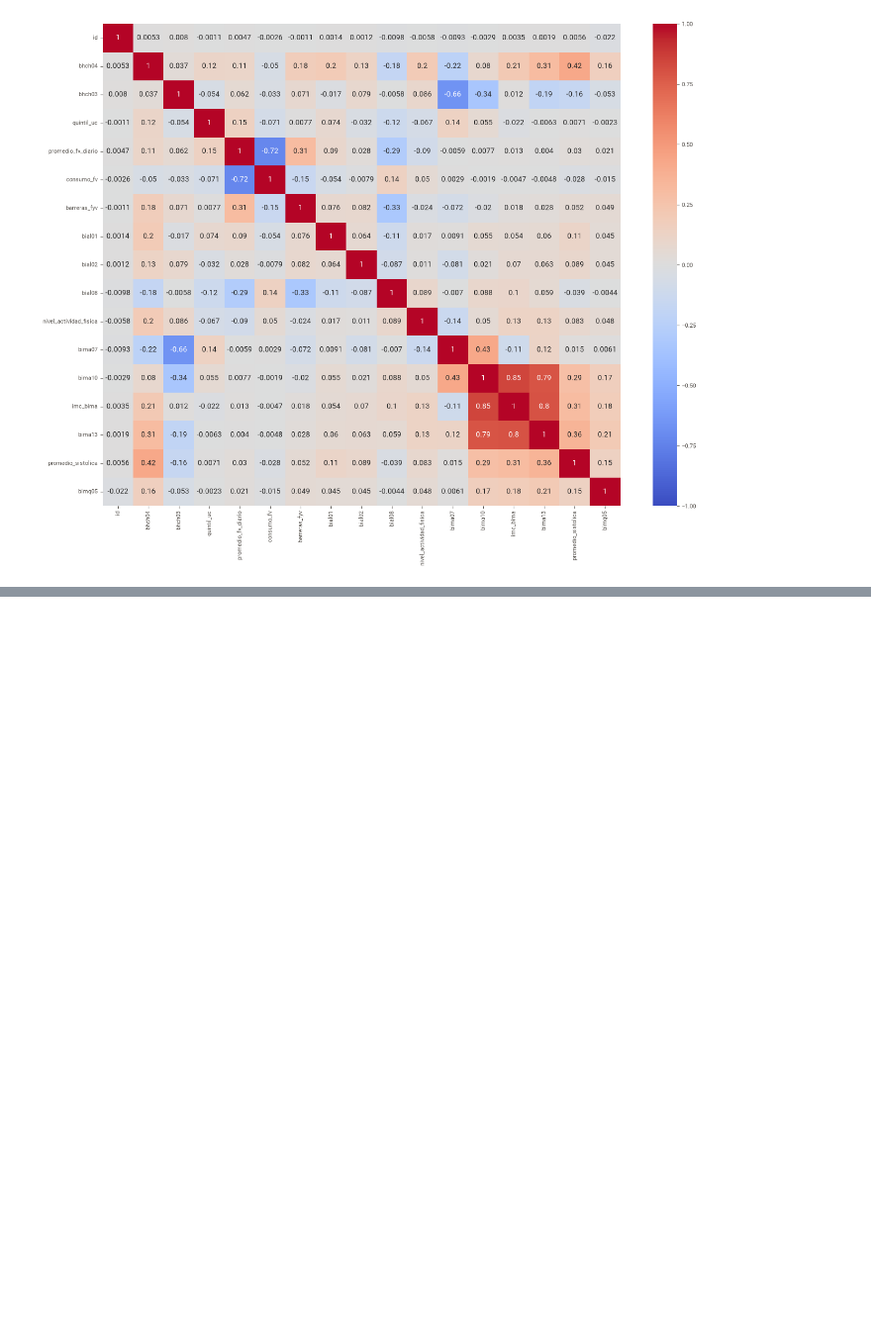
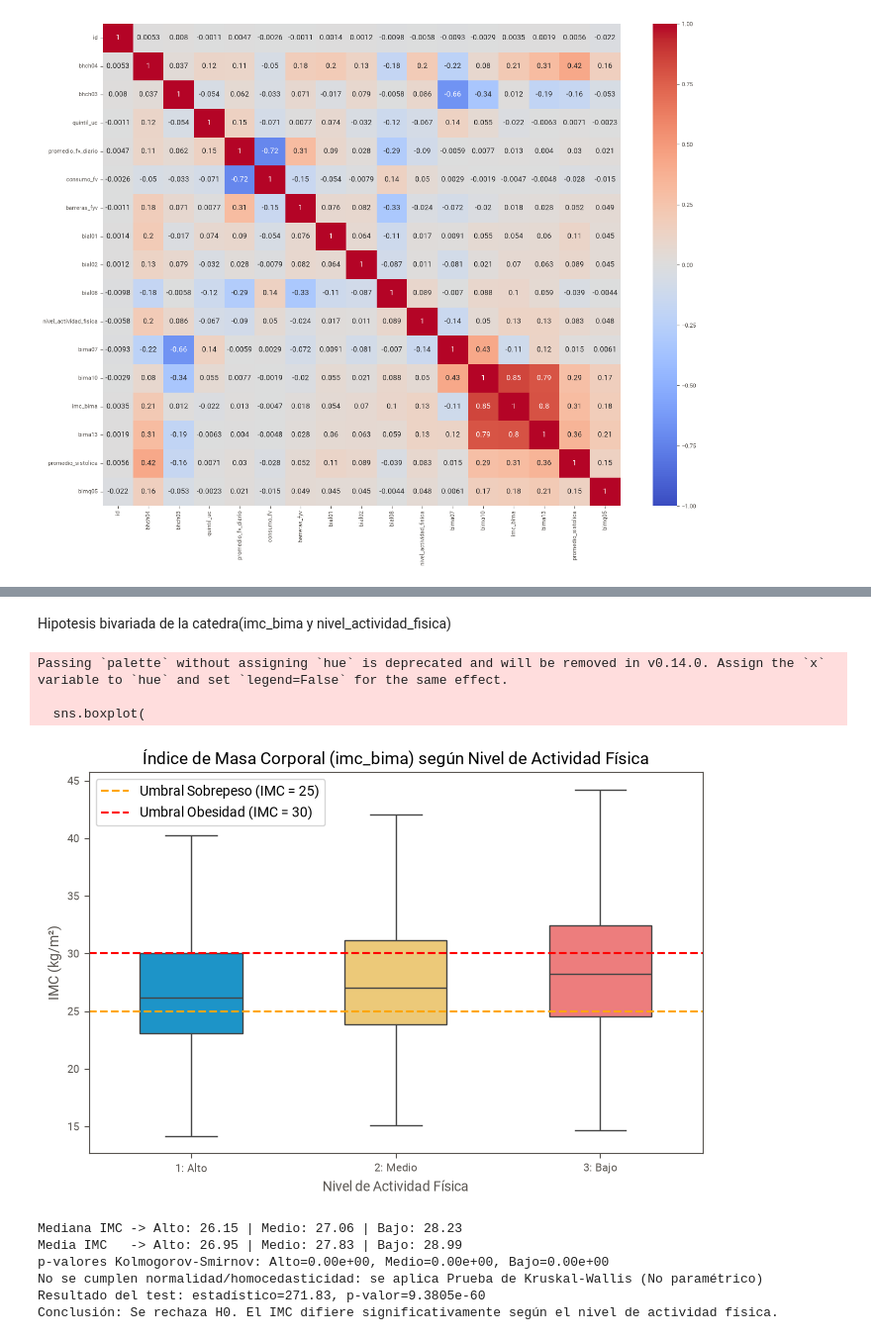
Before and after one commit to Nehuen-Asserquet/TPE-Ciencia-de-Datos-Grupo-16-INDEC, a Jupyter notebook: TPE.ipynb, the cells around one changed output, grey strips where cells are left out. Shown at 99% size. Saved outputs shown, nothing was run; the diff lists cells and outputs as text; code cells hidden in the pictures; blank space fills up the shorter version.

```diff
--- a/TPE.ipynb
+++ b/TPE.ipynb
@@ -236,0 +465,60 @@ plt.show()
+# %% [markdown]
+Hipotesis bivariada de la catedra(imc_bima y nivel_actividad_fisica)
+# %%
+df_biv2 = preprocessed_dataset[['nivel_actividad_fisica', 'imc_bima']].dropna()
+
+plt.figure(figsize=(8, 5))
+sns.boxplot(
+    data=df_biv2,
+    x='nivel_actividad_fisica',
+    y='imc_bima',
+    palette=['#009FE4', '#FFD166', '#FF6B6B'],
+    width=0.5,
+    showfliers=False
+)
+plt.xticks([0, 1, 2], ["1: Alto", "2: Medio", "3: Bajo"])
+plt.axhline(25.0, color='orange', linestyle='--', linewidth=1.5, label='Umbral Sobrepeso (IMC = 25)')
+plt.axhline(30.0, color='red', linestyle='--', linewidth=1.5, label='Umbral Obesidad (IMC = 30)')
+plt.title("Índice de Masa Corporal (imc_bima) según Nivel de Actividad Física")
+plt.xlabel("Nivel de Actividad Física")
+plt.ylabel("IMC (kg/m²)")
+plt.legend()
+plt.show()
+
+af_alto  = df_biv2[df_biv2['nivel_actividad_fisica'] == 1]['imc_bima']
+af_medio = df_biv2[df_biv2['nivel_actividad_fisica'] == 2]['imc_bima']
+af_bajo  = df_biv2[df_biv2['nivel_actividad_fisica'] == 3]['imc_bima']
+print(f"Mediana IMC -> Alto: {af_alto.median():.2f} | Medio: {af_medio.median():.2f} | Bajo: {af_bajo.median():.2f}")
+print(f"Media IMC   -> Alto: {af_alto.mean():.2f} | Medio: {af_medio.mean():.2f} | Bajo: {af_bajo.mean():.2f}")
+#Verificación de supuestos:
+#Normalidad en cada grupo Shapiro Wilk
+stat_ks1, p_norm1 = stats.kstest(af_alto, 'norm')
+stat_ks2, p_norm2 = stats.kstest(af_medio, 'norm')
+stat_ks3, p_norm3 = stats.kstest(af_bajo, 'norm')
+es_normal = (p_norm1 >= 0.05) and (p_norm2 >= 0.05) and (p_norm3 >= 0.05)
+print(f"p-valores Kolmogorov-Smirnov: Alto={p_norm1:.2e}, Medio={p_norm2:.2e}, Bajo={p_norm3:.2e}")
+#Homocedasticidad / Igualdad de varianzas Test de Levene
+stat_levene, p_levene = stats.levene(af_alto, af_medio, af_bajo)
+es_homocedastico = p_levene >= 0.05
+if es_normal and es_homocedastico:
+    print("Se cumplen normalidad y homocedasticidad: se aplica ANOVA de 1 vía (Paramétrico)")
+    stat_test, p_valor = stats.f_oneway(af_alto, af_medio, af_bajo)
+else:
+    print("No se cumplen normalidad/homocedasticidad: se aplica Prueba de Kruskal-Wallis (No paramétrico)")
+    stat_test, p_valor = stats.kruskal(af_alto, af_medio, af_bajo)
+print(f"Resultado del test: estadístico={stat_test:.2f}, p-valor={p_valor:.4e}")
+if p_valor < 0.05:
+    print("Conclusión: Se rechaza H0. El IMC difiere significativamente según el nivel de actividad física.")
+else:
+    print("Conclusión: No se rechaza H0. No se observan diferencias significativas de IMC entre niveles de actividad física.")
+# %% [output]
+Passing `palette` without assigning `hue` is deprecated and will be removed in v0.14.0. Assign the `x` variable to `hue` and set `legend=False` for the same effect.
+
+  sns.boxplot(
+[figure, added]
+Mediana IMC -> Alto: 26.15 | Medio: 27.06 | Bajo: 28.23
+Media IMC   -> Alto: 26.95 | Medio: 27.83 | Bajo: 28.99
+p-valores Kolmogorov-Smirnov: Alto=0.00e+00, Medio=0.00e+00, Bajo=0.00e+00
+No se cumplen normalidad/homocedasticidad: se aplica Prueba de Kruskal-Wallis (No paramétrico)
+Resultado del test: estadístico=271.83, p-valor=9.3805e-60
+Conclusión: Se rechaza H0. El IMC difiere significativamente según el nivel de actividad física.
```
Also changed, not shown: parts of 18 cells of this notebook.
